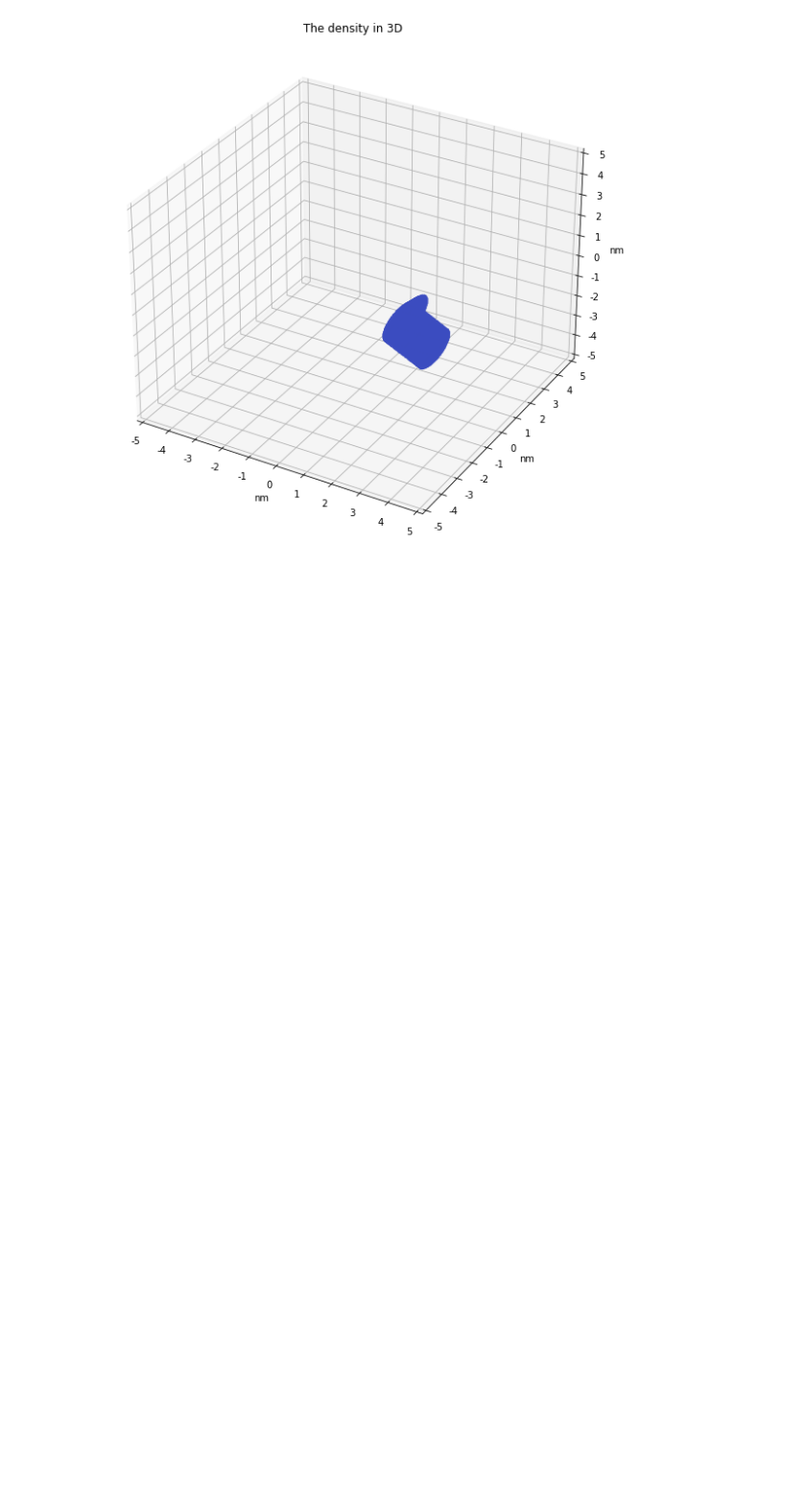
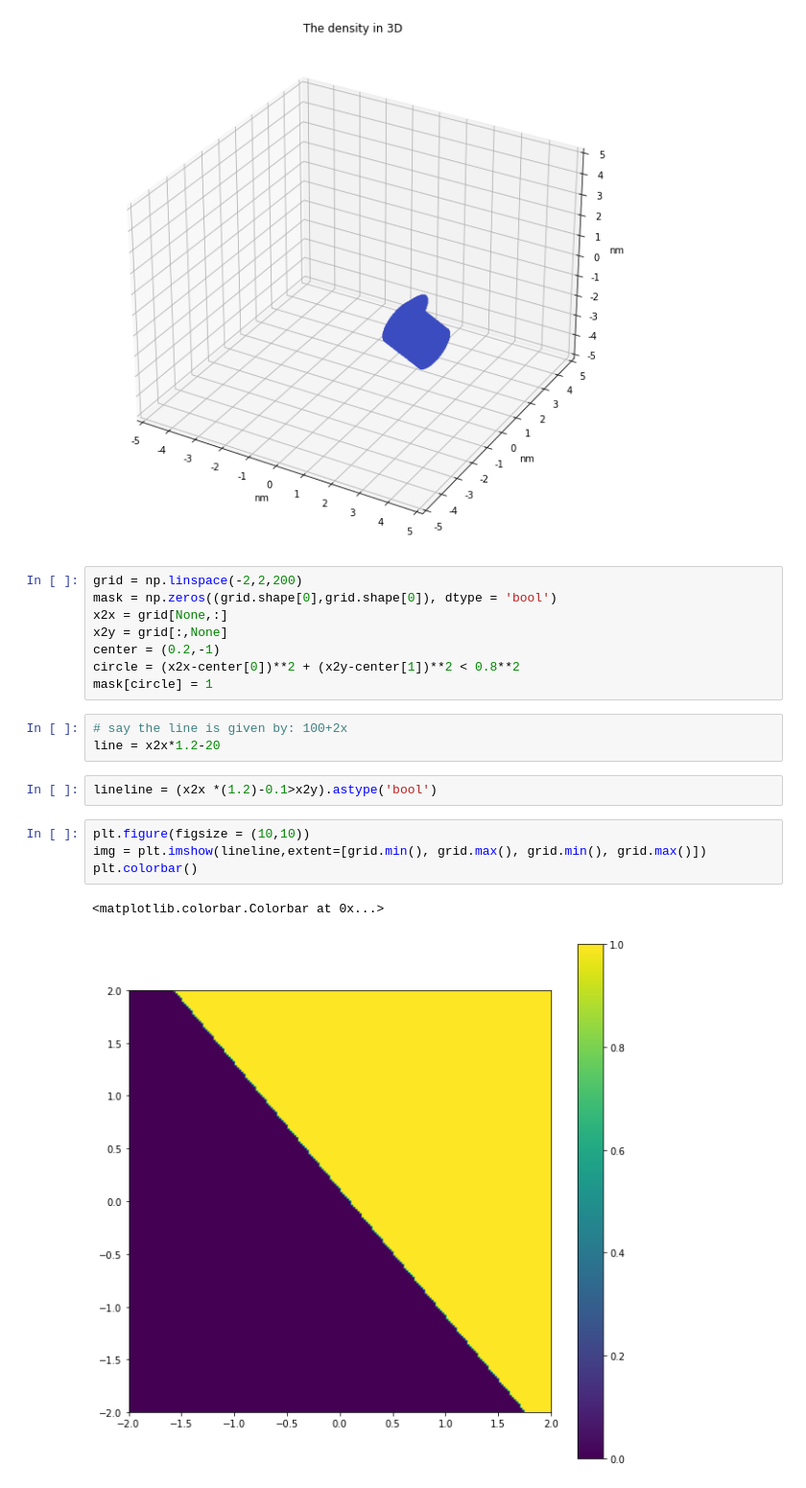
Before and after one commit to sofyalaski/SAXS-simulations, a Jupyter notebook: debugging.ipynb, the cells around one changed output. Shown at 96% size. Cells and saved outputs as stored; diff of their text form; blank space fills up the shorter version.

Commit message:
coordinates for a line

```diff
--- a/debugging.ipynb
+++ b/debugging.ipynb
@@ -515,3 +518,23 @@ volume fraction is 0.00254, height is 3.49, radius is 0.65, center at (2.4,0.2,-
 plot_3D_structure(simulation.density, simulation.grid, realspace=True)
 # %% [output]
 [figure]
+# %%
+grid = np.linspace(-2,2,200)
+mask = np.zeros((grid.shape[0],grid.shape[0]), dtype = 'bool')
+x2x = grid[None,:]
+x2y = grid[:,None]
+center = (0.2,-1)
+circle = (x2x-center[0])**2 + (x2y-center[1])**2 < 0.8**2
+mask[circle] = 1
+# %%
+# say the line is given by: 100+2x
+line = x2x*1.2-20
+# %%
+lineline = (x2x *(1.2)-0.1>x2y).astype('bool')
+# %%
+plt.figure(figsize = (10,10))
+img = plt.imshow(lineline,extent=[grid.min(), grid.max(), grid.min(), grid.max()])
+plt.colorbar()
+# %% [output]
+<matplotlib.colorbar.Colorbar at 0x...>
+[figure, added]
```
Also changed, not shown: parts of 11 cells of this notebook, 2 other files.
